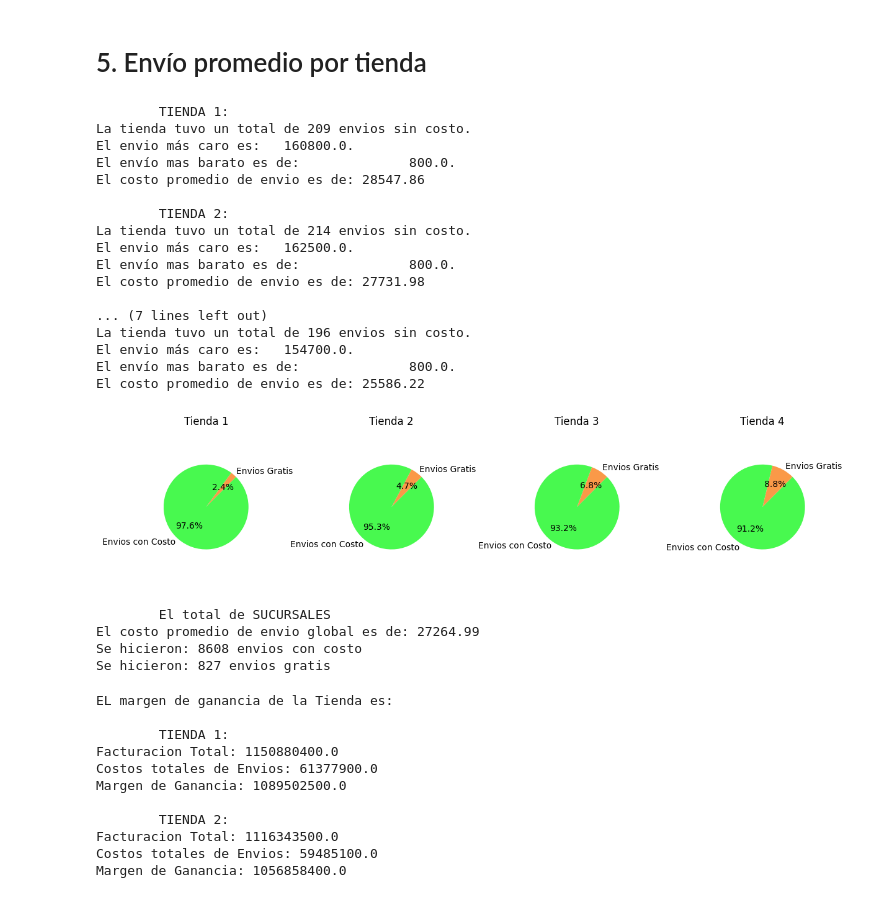
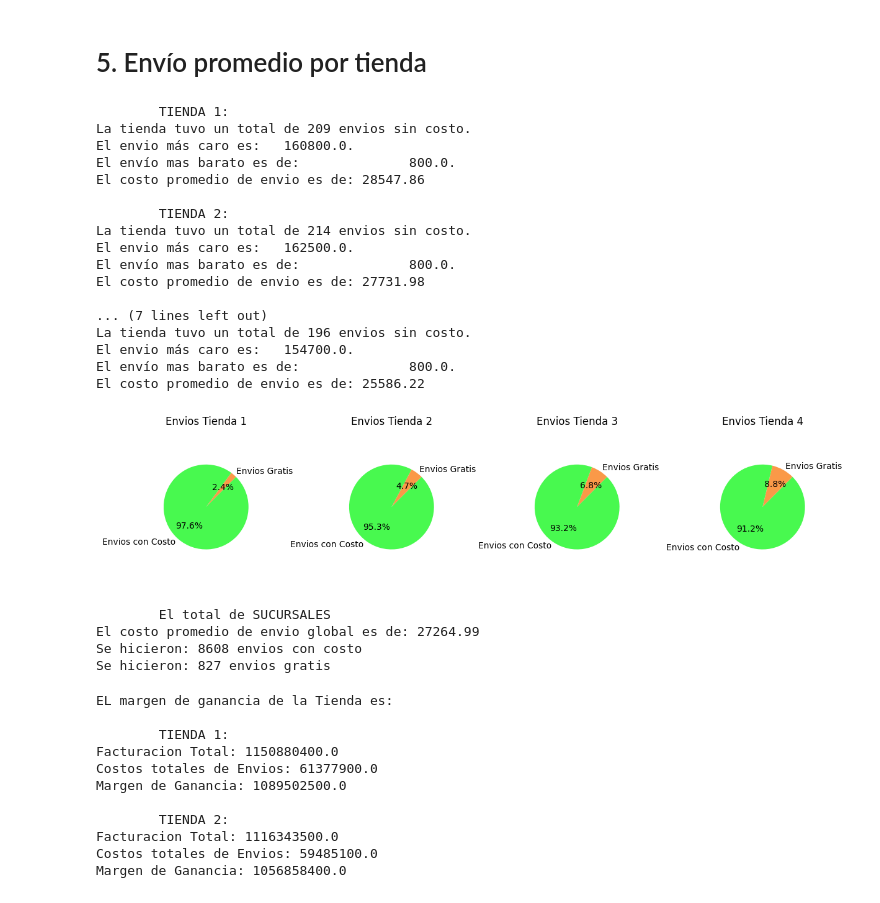
Before and after one commit to Alexsinator/Challenge_Alura_Store_Alex, a Jupyter notebook: AluraStoreLatam.ipynb, the cells around one changed output. Drawn from its saved outputs; the diff is of its cells as text; code cells hidden in the pictures.

```diff
--- a/AluraStoreLatam.ipynb
+++ b/AluraStoreLatam.ipynb
@@ -350,7 +362,7 @@ for i,(nombres_tiendas, tienda) in enumerate(zip(range(1,5), tiendas[:4])):
 
     axs[i].pie(values, labels=labels, colors=colors, autopct='%1.1f%%', startangle=45)
     axs[i].axis('equal')
-    axs[i].set_title(f'Tienda {nombres_tiendas}')
+    axs[i].set_title(f'Envios Tienda {nombres_tiendas}')
 
 #Fin de la figura
 
@@ -373,34 +385,34 @@ if costo_global_envios:
 
 plt.tight_layout() #impresion de los graficos
 plt.savefig('envios_4_tiendas.png')
 plt.show()
 
 total_envios_con_costo = len(costo_global_envios)
 
 
 print('\n\tEl total de SUCURSALES')
 print(f'El costo promedio de envio global es de: {costo_promedio_global_envios:.2f}')
 print(f'Se hicieron: {total_envios_con_costo} envios con costo')
 print(f'Se hicieron: {total_envios_gratis} envios gratis')
 # %% [output]
         TIENDA 1:
 La tienda tuvo un total de 209 envios sin costo.
 El envio más caro es:   160800.0.
 El envío mas barato es de:              800.0.
 El costo promedio de envio es de: 28547.86
 
         TIENDA 2:
 La tienda tuvo un total de 214 envios sin costo.
 El envio más caro es:   162500.0.
 El envío mas barato es de:              800.0.
 El costo promedio de envio es de: 27731.98
 
 ... (7 lines left out)
 La tienda tuvo un total de 196 envios sin costo.
 El envio más caro es:   154700.0.
 El envío mas barato es de:              800.0.
 El costo promedio de envio es de: 25586.22
-[figure, old version]
+[figure, new version]
         El total de SUCURSALES
 El costo promedio de envio global es de: 27264.99
 Se hicieron: 8608 envios con costo
```
Also changed, not shown: parts of 2 cells of this notebook.
